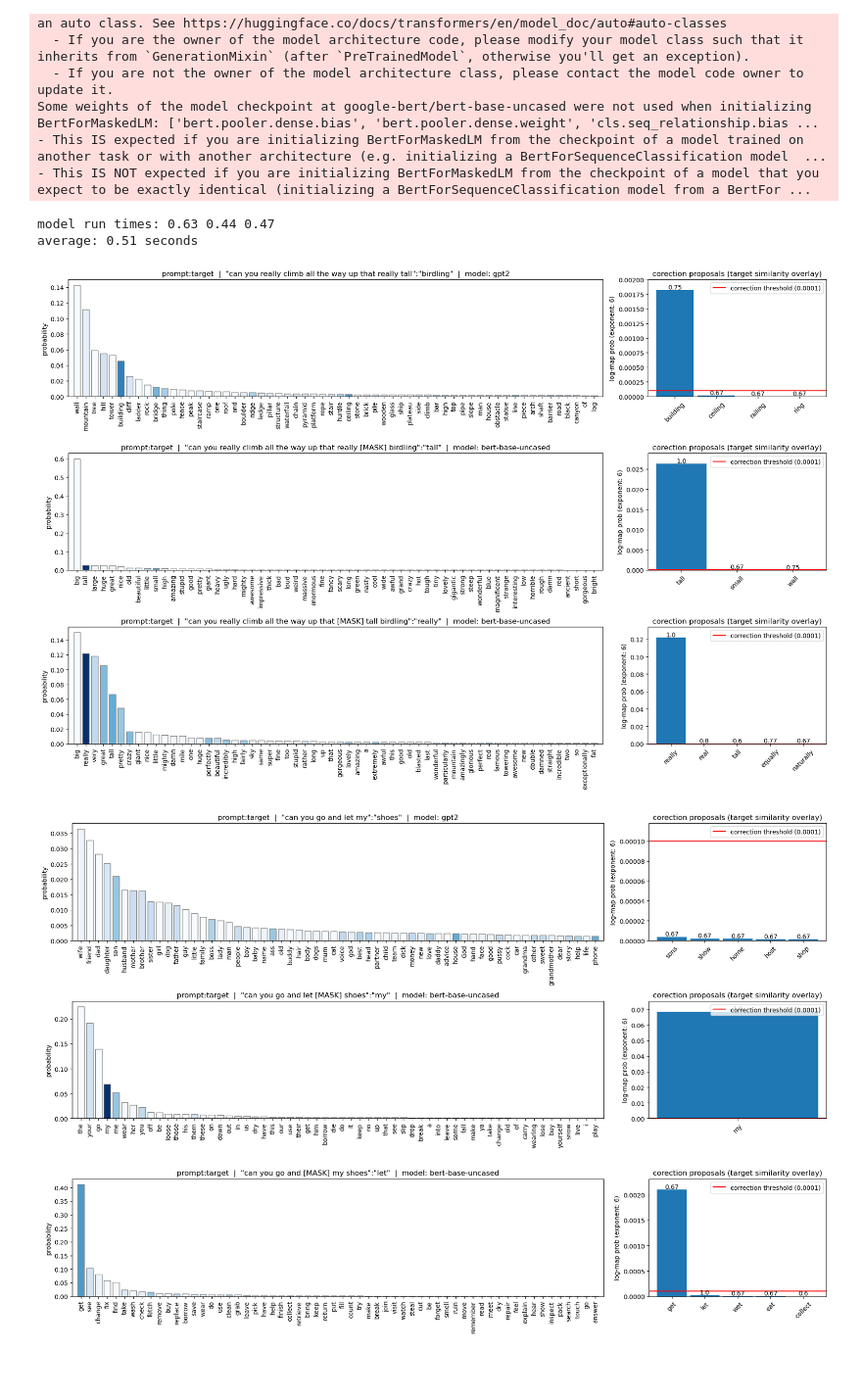
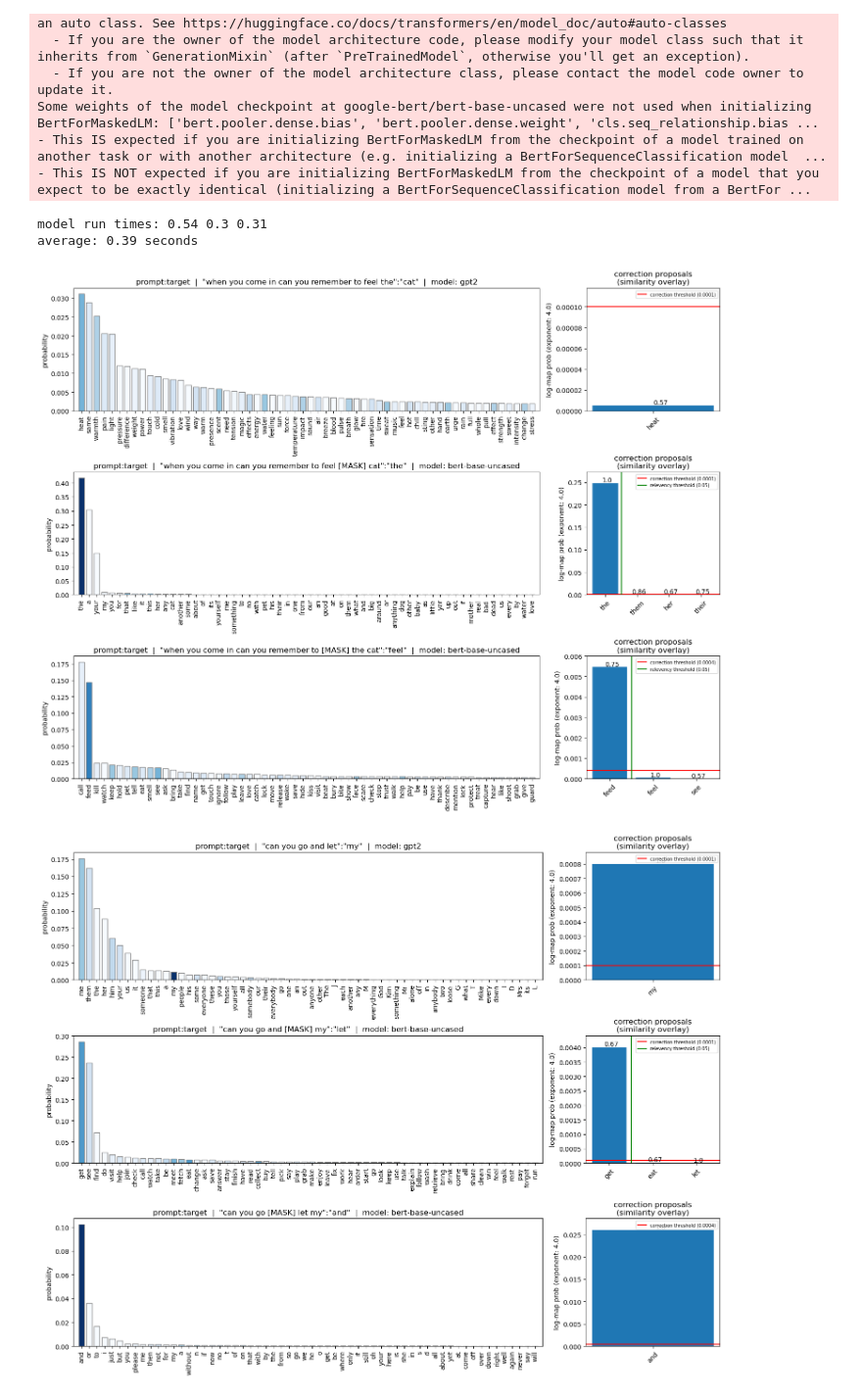
Before and after one commit to mcodepreneur/text, a Jupyter notebook: text6.ipynb, the cells around one changed output. Shown: that part at 98% size. Drawn from its saved outputs; the diff is of its cells as text; code cells hidden in the pictures; blank space fills up the shorter version.

```diff
--- a/text6.ipynb
+++ b/text6.ipynb
@@ -117,7 +113,7 @@ def get_data(strings, back_n):
 # %%
 def plot_data(data):
     for case in data:
-        fig, (axes) = plt.subplots(len(case), 2, figsize=(18,4*len(case)), width_ratios=(3,1))
+        fig, (axes) = plt.subplots(len(case), 2, figsize=(15,4*len(case)), width_ratios=(3.5,1))
         n = 1
         for ((prompt, target, model), probsp, props), (ax) in zip(case, axes.reshape(-1, 2)):
             topN = 60
@@ -129,46 +125,75 @@ def plot_data(data):
                     color=cmap(norm(probs_plot[:,2].astype(float))))
             ax[0].set_xlim(-1,topN)
             ax[0].set_xticks(range(len(probs_plot[:,0])), probs_plot[:,0], rotation=90, fontsize=10)
-            ex_len = {"gpt2": 92, "bert": 78}[model[:4]]
+            ex_len = {"gpt2": 85, "bert": 70}[model[:4]]
             ax[0].set_title(f'prompt:target  |  "{prompt if len(prompt) < ex_len else f"...{prompt[-ex_len:]}"}'
                              f'":"{target}"  |  model: {model}')
             ax[0].set_ylabel('probability')
-            probN = 0.0001 #* (n**2)
+            probN = threshold(n)
             propsp = props[["word", "log-map prob"]].values[:10]
             if len(propsp) == 0:
                 propsp = np.array([['', 0]])
-            for bar, sim in zip(ax[1].bar(propsp[:,0], propsp[:,1], width=.9),
+            for bar, sim in zip(ax[1].bar(propsp[:,0], propsp[:,1], width=.8),
                                 props["similarity"].values):
                 height = bar.get_height()
                 ax[1].text(bar.get_x()+0.45, bar.get_height()+(max(propsp[0,1], probN)*0.01), round(sim, 2), horizontalalignment='center')
             ax[1].set_xticks(range(len(propsp[:,0])), propsp[:,0], rotation=45)
             ax[1].set_ylim([0, max(float(propsp[0,1])*1.1, probN*1.18)])
             ax[1].axhline(y=probN, color='r', label=f'correction threshold ({probN:.4f})')
-            ax[1].set_title('corection proposals (target similarity overlay)')
-            ax[1].set_ylabel(f'log-map prob (exponent: {log_exp})')
-            ax[1].legend(loc="upper right")
+            if isinstance(propsp[0][1], float) and propsp[0][1] > 0:
+                irr_t = float(propsp[0][1]) * relevency_t
+                for i, score in enumerate(propsp[:,1]):
+                    if score < irr_t:
+                        ax[1].axvline(x=i-0.5, color='g', label=f'relevency threshold ({relevency_t:.2f})')
+                        break
+            ax[1].set_title('correction proposals\n(similarity overlay)')
+            ax[1].set_ylabel(f'log-map prob (exponent: {log_exp:.1f})')
+            ax[1].legend(loc="upper right", fontsize=7)
             n += 1
         plt.tight_layout()
         plt.show()
 # %%
-strings = [#"Don't step on my wet bug, we're eating",
-           #"I rally regret",
-           #"when you come over can you being",
-           "can you really climb all the way up that really tall birdling",
-           "can you go and let my shoes",
-           #"can you go and get by shoes",
-           "do you want to get up early to see the fun rise?",
+strings = ["when you come in can you remember to feel the cat",
+           #"I have to right a note",
+           #"This is Eric. He's going to fry to",
+           #"do you want any walt or pepper",
+           #"Please don't forget to turn off the store when",
+           #"are you going to wear the yellow hat or the bed one",
+           #"when do you want to get up to see the fun rise?",
+           "can you go and let my",
+           "can you let my",
+           #"when you come over can you remember to being",
+           #"when you come over can you being the soup",
+           #"when you come over can you, being the",
+           #"I went outside and the wind flew my hat",
+           #"After I get out of the shower I usually growl",
+           #"Don't step on my wet bug",
+           #"the rally",
+           #"can you really climb all the way up that really tall birdling?",
+           #"I think you need to pat more attention",
+           #"This method isn't really as grate",
+           #"Don't step on the wet floor, we're freaching",
+           #"Who dat",
            #"When you come over, can you bring the flock we talked about?"
            ]
-back_n  = 3  # number of words back from end of string, 1 is just last word
+back_n = 3  # number of words back from end of string, 1 is just last word
 
-print('model run times: ', end='')
-data, times = get_data(strings, back_n)
-print(f"\naverage: {round(np.mean(times), 2)} seconds")
+log_exp        = 4  # exponent parameter for logarithmic mapping
+prob_exp       = 1.6  # raise probability to power in ((prob**power)*log-sim)
+consider_top   = 200  # max top model word predictions considered
+relevency_t    = 0.05  # threshold defined by portion of top proposition to exclude much smaller scored propositions for correcting
+base_t         = 0.0001  # decision threshold for last word: base threshold
+threshold_type = "jump-exp"  # function defines decision threshold for word n from end
+threshold      = {"constant":    lambda n: base_t,
+                  "linear":      lambda n: base_t + (base_t * (n-1)),
+                  "exponential": lambda n: base_t * (n**2),
+                  "jump-exp":    lambda n: base_t * (max(n-1,1)**2),        # jump thresholds start growing after n=2
+                  "jump-lin":    lambda n: base_t + (base_t * max(n-2, 0))
+                 }[threshold_type]
 
-plot_data(data)
+plot_data(get_data(strings, back_n, print_times=True))
 # %% [output]
-model run times: 0.63 0.44 0.47
-average: 0.51 seconds
+model run times: 0.54 0.3 0.31
+average: 0.39 seconds
-[figure, old version]
+[figure, new version]
-[figure, old version]
+[figure, new version]
```
Also changed, not shown: parts of 4 cells of this notebook.
